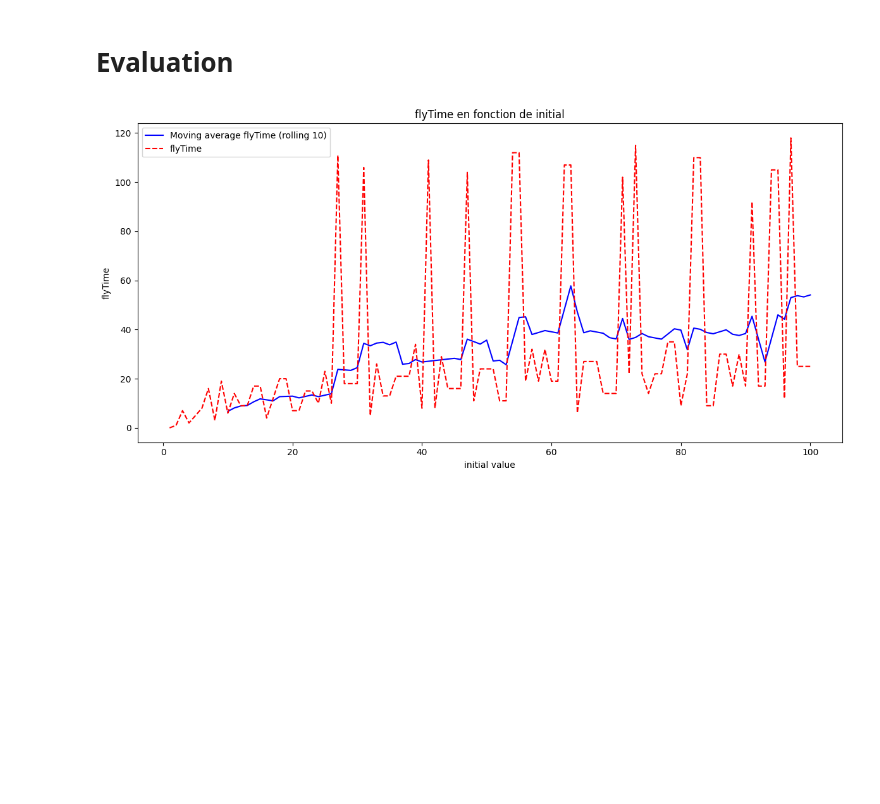
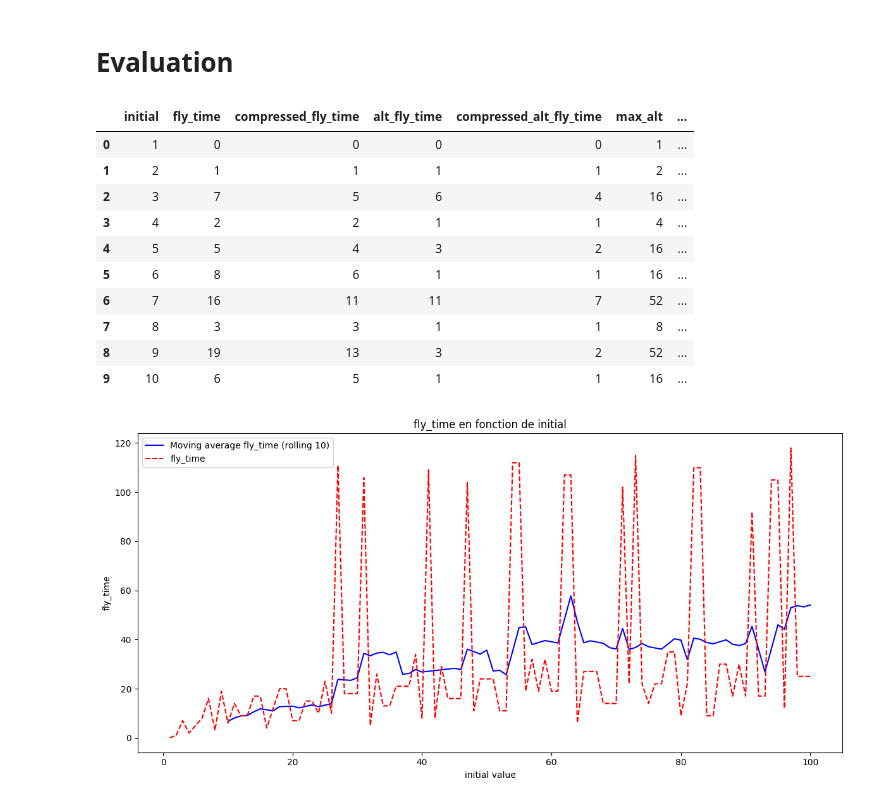
Before and after one commit to TristanRib/Mathorium, a Jupyter notebook: src/maths/Syracuse.ipynb, the cells around one changed output. Drawn from its saved outputs; the diff is of its cells as text; code cells hidden in the pictures; blank space fills up the shorter version.

Commit message:
Syracuse.py

```diff
--- a/src/maths/Syracuse.ipynb
+++ b/src/maths/Syracuse.ipynb
@@ -7,20 +7,37 @@ from src.classes.Syracuse import Syracuse
 from src.helpers.plot_helper import PlotHelper
-# %%
-def evaluate_syracuse(n: int) -> pd.DataFrame:
-    data = []
-
-    for num in range(1, n + 1):
-        syracuse = Syracuse(num)
-        syracuse.generate_suite()
-
-        data.append({
-            "initial": num,
-            "flyTime": syracuse.fly_time,
-            "altFlyTime": syracuse.alt_fly_time,
-            "maxAlt": syracuse.max_alt
-        })
-
-    return pd.DataFrame(data)
+# %%
+def evaluate_syracuse(n: int) -> pd.DataFrame:
+    data = []
+
+    for num in range(1, n + 1):
+        suite = Syracuse.generate_suite(num)
+        compressed_suite = Syracuse.generate_suite(num, Method.COMPRESSED)
+
+        data.append({
+            "initial": num,
+            "fly_time": suite.fly_time,
+            "compressed_fly_time": compressed_suite.fly_time,
+            "alt_fly_time": suite.alt_fly_time,
+            "compressed_alt_fly_time": compressed_suite.alt_fly_time,
+            "max_alt": suite.max_alt,
+            "compressed_max_alt": compressed_suite.max_alt,
+        })
+
+    return pd.DataFrame(data)
 # %%
 df = evaluate_syracuse(100)
+# %%
+df.head(10)
+# %% [output]
+|  | initial | fly_time | compressed_fly_time | alt_fly_time | compressed_alt_fly_time | max_alt | ... |
+| 0 | 1 | 0 | 0 | 0 | 0 | 1 | ... |
+| 1 | 2 | 1 | 1 | 1 | 1 | 2 | ... |
+| 2 | 3 | 7 | 5 | 6 | 4 | 16 | ... |
+| 3 | 4 | 2 | 2 | 1 | 1 | 4 | ... |
+| 4 | 5 | 5 | 4 | 3 | 2 | 16 | ... |
+| 5 | 6 | 8 | 6 | 1 | 1 | 16 | ... |
+| 6 | 7 | 16 | 11 | 11 | 7 | 52 | ... |
+| 7 | 8 | 3 | 3 | 1 | 1 | 8 | ... |
+| 8 | 9 | 19 | 13 | 3 | 2 | 52 | ... |
+| 9 | 10 | 6 | 5 | 1 | 1 | 16 | ... |
 # %%
```
Also changed, not shown: parts of 4 cells of this notebook, 1 other file.
